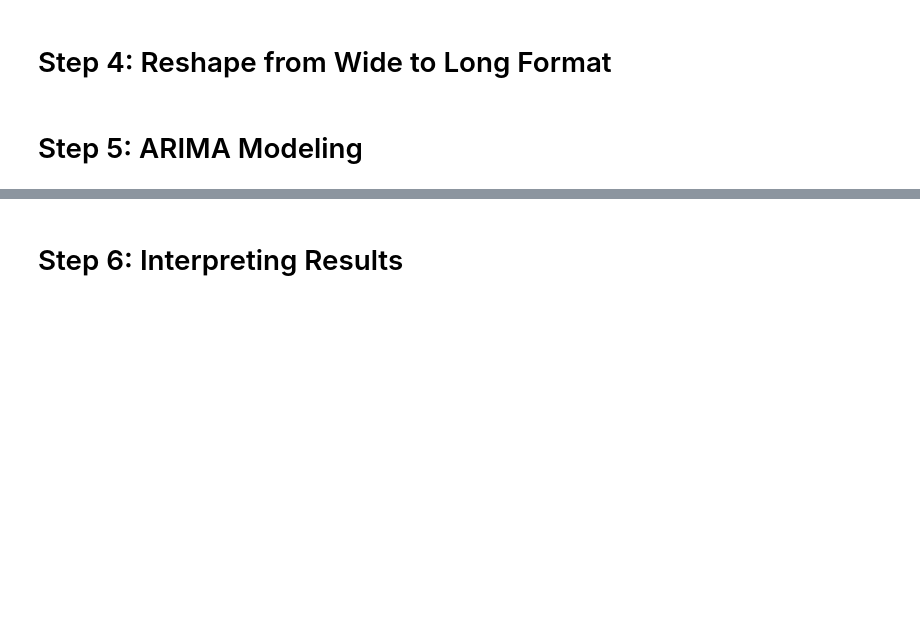
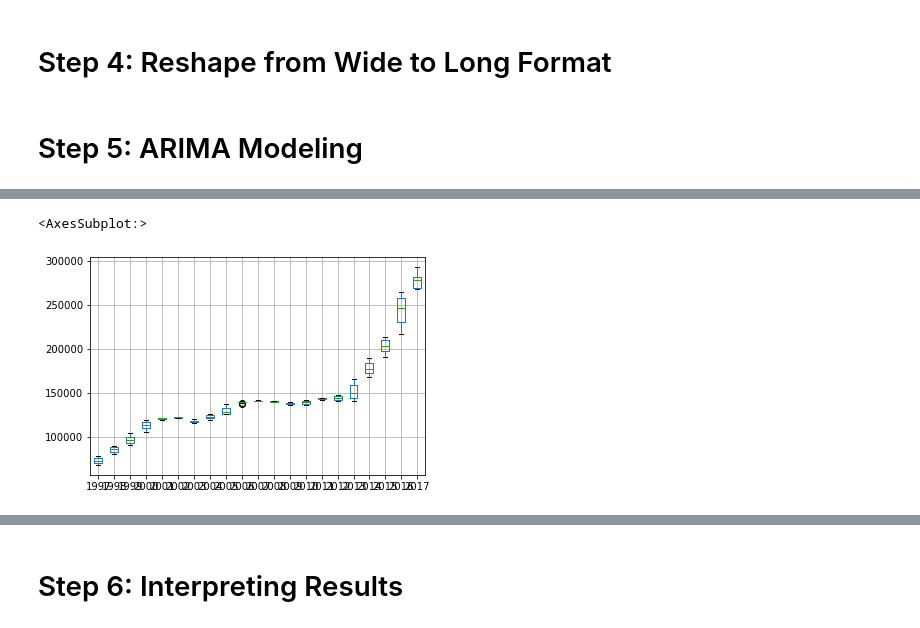
Before and after one commit to kuninethan95/Time_Series_Model, a Jupyter notebook: time-series/starter_notebook.ipynb, the cells around one changed output, grey strips where cells are left out. Drawn from its saved outputs; the diff is of its cells as text; code cells hidden in the pictures; blank space fills up the shorter version.

```diff
--- a/time-series/starter_notebook.ipynb
+++ b/time-series/starter_notebook.ipynb
@@ -427,4 +447,4 @@ def plot_top3_5(all_perc_change_dict, county_dict_full, region):
         ax.set_ylabel('Home Price')
         ax.set_xlabel('Year')
         ax.legend()
-        return ax
+        return fig
@@ -435,0 +451,4 @@ plot_top3_5(all_perc_change_dict,Collin_dict_full,'Collin')
+# %%
+fig = plot_top3_5(all_perc_change_dict,Collin_dict_full,'Collin')
+# fig = ax.get_figure()
+ax = fig.get_axes()
@@ -563,0 +641,8 @@ def melt_data(df):
+# %%
+groups = df_78721['1997-01-01':'2017-12-12'].groupby(pd.Grouper(freq='A'))
+df_78721_annual=pd.DataFrame()
+for name, group in groups:
+        df_78721_annual[name.year]=group.values.ravel()
+# %% [output]
+<AxesSubplot:>
+[figure, added]
```
Also changed, not shown: parts of 87 cells of this notebook.
